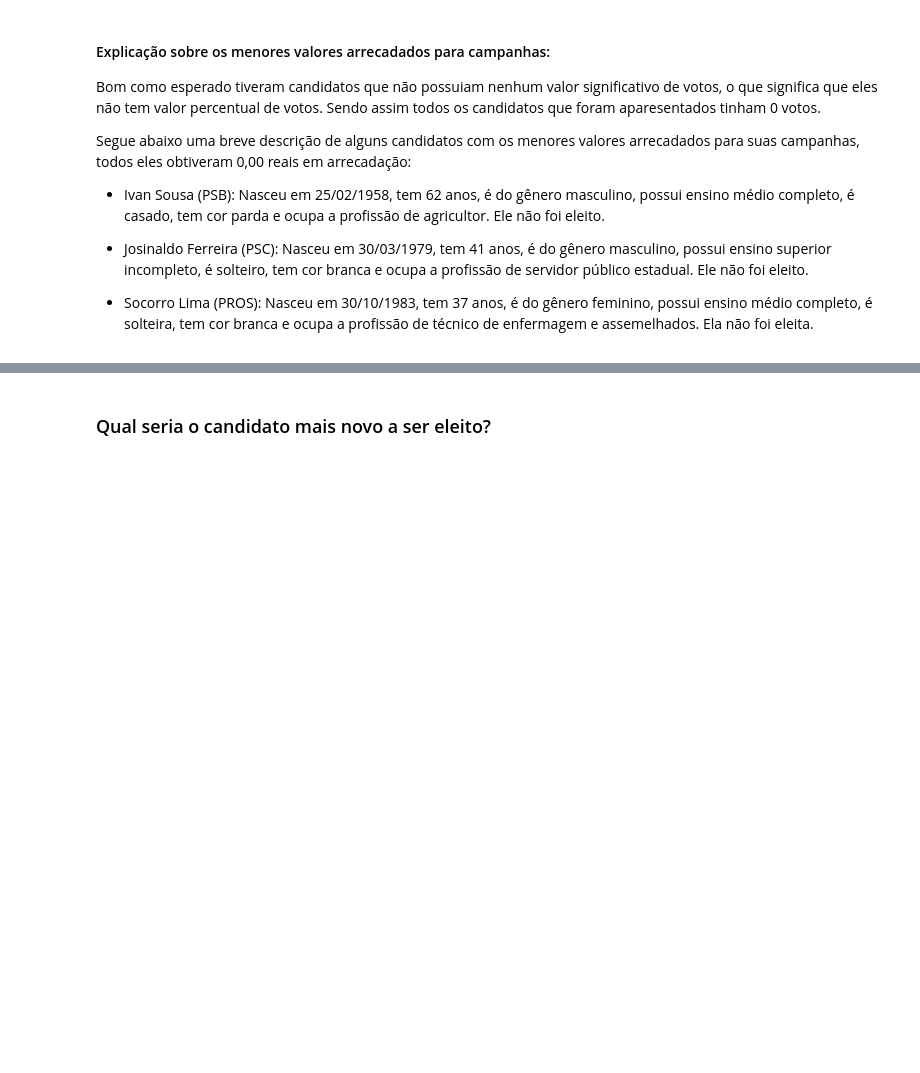
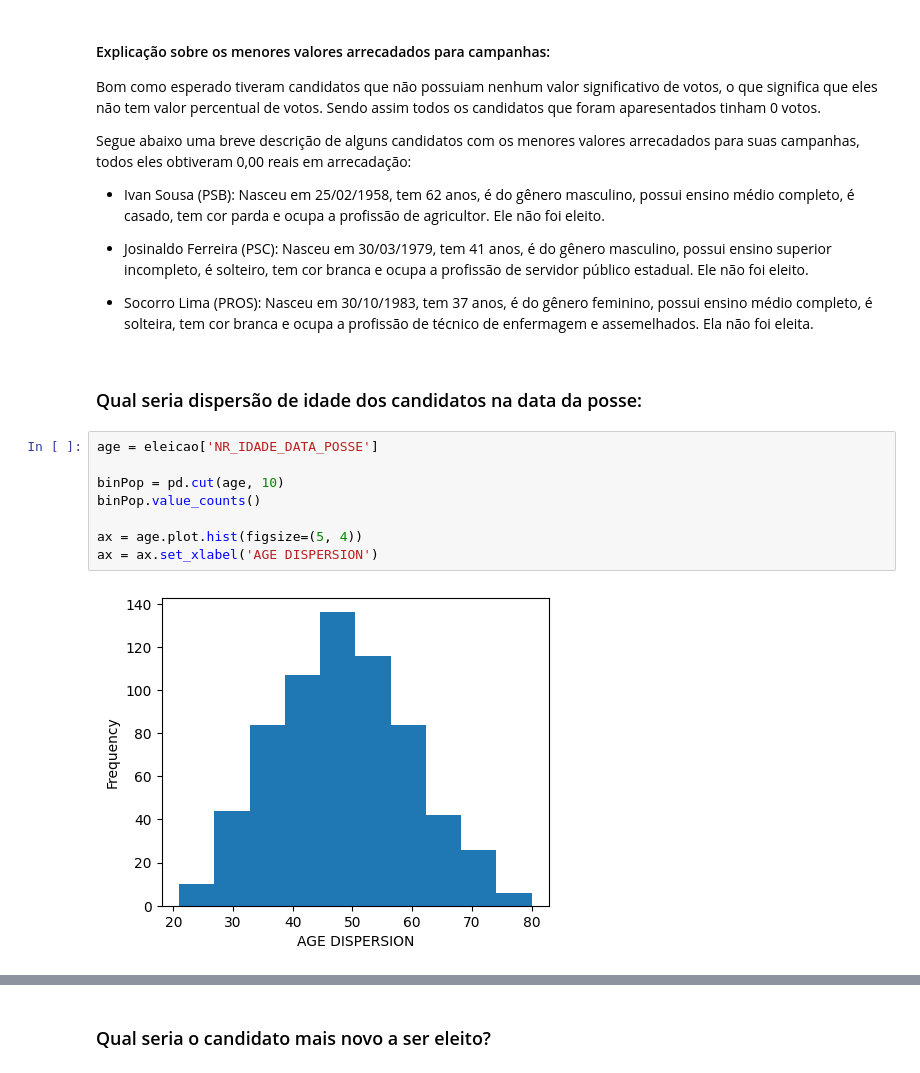
Before and after one commit to Kawhan/final_data_project, a Jupyter notebook: relatorio.ipynb, the cells around one changed output, grey strips where cells are left out. Saved outputs shown, nothing was run; the diff lists cells and outputs as text; blank space fills up the shorter version.

```diff
--- a/relatorio.ipynb
+++ b/relatorio.ipynb
@@ -314,3 +314,15 @@ Segue abaixo uma breve descrição de alguns candidatos com os menores valores a
 - Josinaldo Ferreira (PSC): Nasceu em 30/03/1979, tem 41 anos, é do gênero masculino, possui ensino superior incompleto, é solteiro, tem cor branca e ocupa a profissão de servidor público estadual. Ele não foi eleito.
 
 - Socorro Lima (PROS): Nasceu em 30/10/1983, tem 37 anos, é do gênero feminino, possui ensino médio completo, é solteira, tem cor branca e ocupa a profissão de técnico de enfermagem e assemelhados. Ela não foi eleita.
+# %% [markdown]
+### Qual seria dispersão de idade dos candidatos na data da posse:
+# %%
+age = eleicao['NR_IDADE_DATA_POSSE']
+
+binPop = pd.cut(age, 10)
+binPop.value_counts()
+
+ax = age.plot.hist(figsize=(5, 4))
+ax = ax.set_xlabel('AGE DISPERSION')
+# %% [output]
+[figure, added]
```
Also changed, not shown: parts of 5 cells of this notebook.
